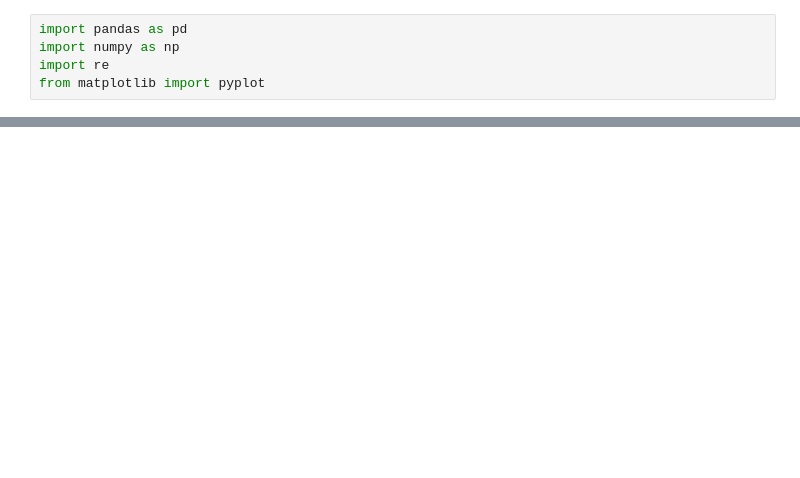
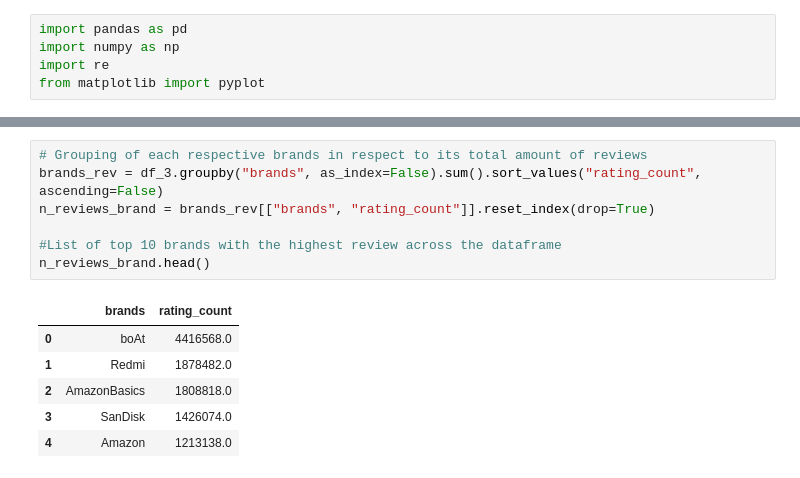
Before and after one commit to CKohwo/Ecommerce-strategy-blueprint, a Jupyter notebook: notebooks/03_exploratory_ data_analysis.ipynb, the cells around one changed output, grey strips where cells are left out. Cells and saved outputs as stored; diff of their text form; blank space fills up the shorter version.

```diff
--- a/notebooks/03_exploratory_ data_analysis.ipynb
+++ b/notebooks/03_exploratory_ data_analysis.ipynb
@@ -47,0 +113,14 @@ df_3.head(20)
+# %%
+# Grouping of each respective brands in respect to its total amount of reviews
+brands_rev = df_3.groupby("brands", as_index=False).sum().sort_values("rating_count", ascending=False)
+n_reviews_brand = brands_rev[["brands", "rating_count"]].reset_index(drop=True)
+
+#List of top 10 brands with the highest review across the dataframe
+n_reviews_brand.head()
+# %% [output]
+|  | brands | rating_count |
+| 0 | boAt | 4416568.0 |
+| 1 | Redmi | 1878482.0 |
+| 2 | AmazonBasics | 1808818.0 |
+| 3 | SanDisk | 1426074.0 |
+| 4 | Amazon | 1213138.0 |
```
Also changed, not shown: parts of 11 cells of this notebook.
